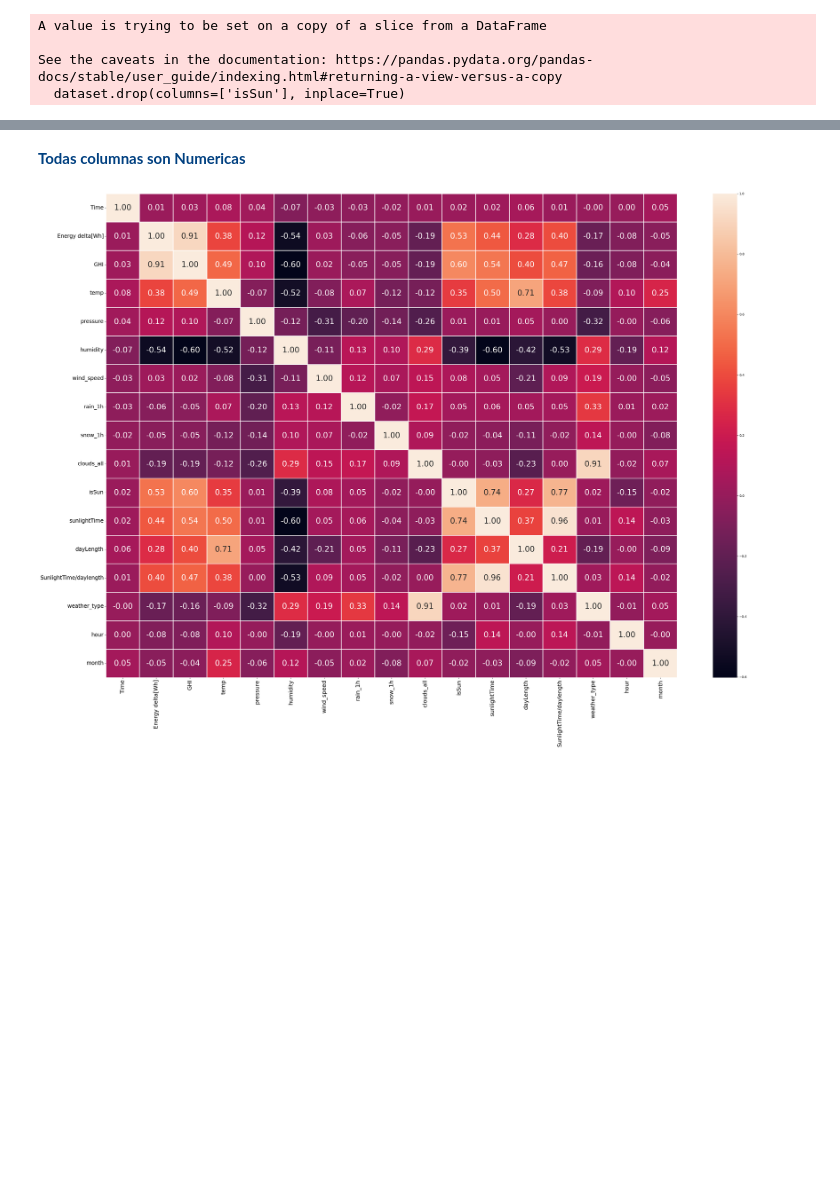
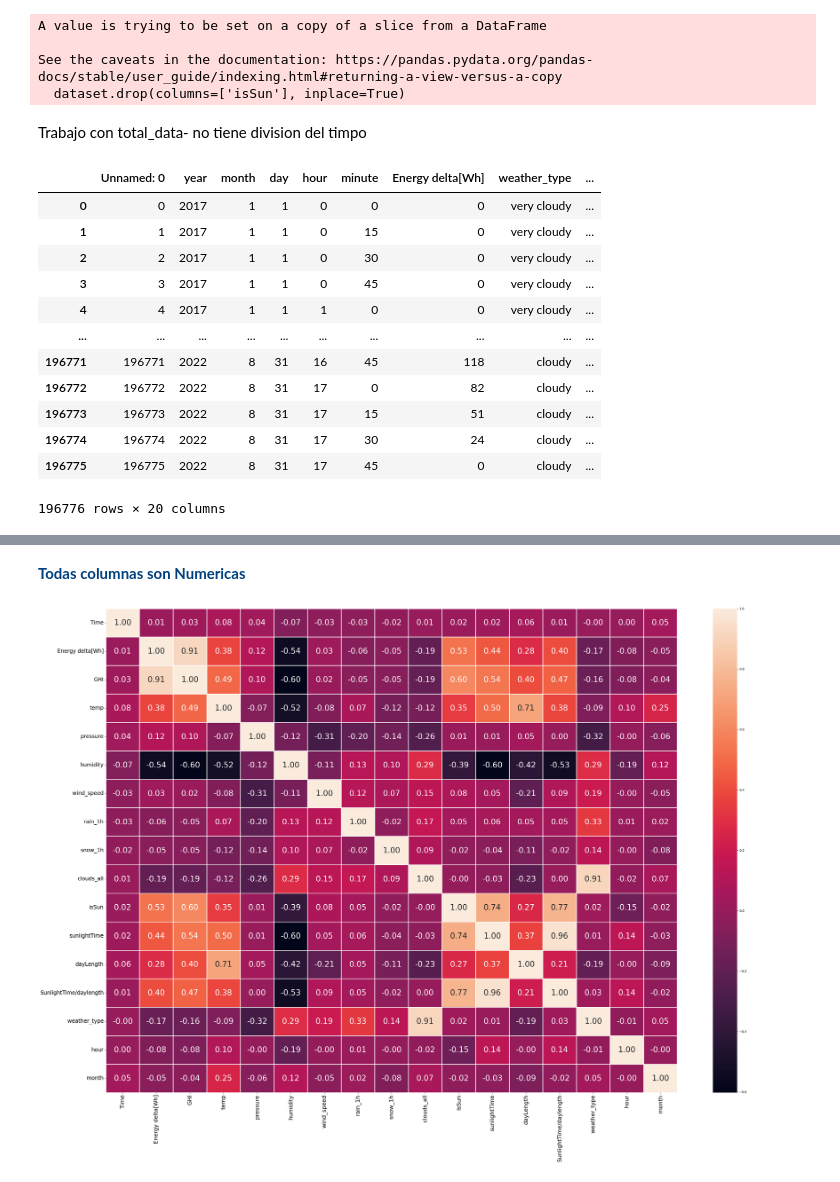
Before and after one commit to 4GeeksAcademy/Kurganova_ProyectoFin, a Jupyter notebook: src/explore.ipynb, the cells around one changed output, grey strips where cells are left out. Drawn from its saved outputs; the diff is of its cells as text; code cells hidden in the pictures; blank space fills up the shorter version.

```diff
--- a/src/explore.ipynb
+++ b/src/explore.ipynb
@@ -314,3 +460,25 @@ A value is trying to be set on a copy of a slice from a DataFrame
 
 See the caveats in the documentation: https://pandas.pydata.org/pandas-docs/stable/user_guide/indexing.html#returning-a-view-versus-a-copy
   dataset.drop(columns=['isSun'], inplace=True)
+# %% [markdown]
+Trabajo con total_data- no tiene division del timpo
+# %%
+# Your code here
+import pandas as pd
+
+dataset_t= pd.read_csv('../data/raw/total_data_time_division.csv')
+dataset_t
+# %% [output]
+|  | Unnamed: 0 | year | month | day | hour | minute | Energy delta[Wh] | weather_type | ... |
+| 0 | 0 | 2017 | 1 | 1 | 0 | 0 | 0 | very cloudy | ... |
+| 1 | 1 | 2017 | 1 | 1 | 0 | 15 | 0 | very cloudy | ... |
+| 2 | 2 | 2017 | 1 | 1 | 0 | 30 | 0 | very cloudy | ... |
+| 3 | 3 | 2017 | 1 | 1 | 0 | 45 | 0 | very cloudy | ... |
+| 4 | 4 | 2017 | 1 | 1 | 1 | 0 | 0 | very cloudy | ... |
+| ... | ... | ... | ... | ... | ... | ... | ... | ... | ... |
+| 196771 | 196771 | 2022 | 8 | 31 | 16 | 45 | 118 | cloudy | ... |
+| 196772 | 196772 | 2022 | 8 | 31 | 17 | 0 | 82 | cloudy | ... |
+| 196773 | 196773 | 2022 | 8 | 31 | 17 | 15 | 51 | cloudy | ... |
+| 196774 | 196774 | 2022 | 8 | 31 | 17 | 30 | 24 | cloudy | ... |
+| 196775 | 196775 | 2022 | 8 | 31 | 17 | 45 | 0 | cloudy | ... |
+196776 rows × 20 columns
```
Also changed, not shown: parts of 30 cells of this notebook, 4 other files.
